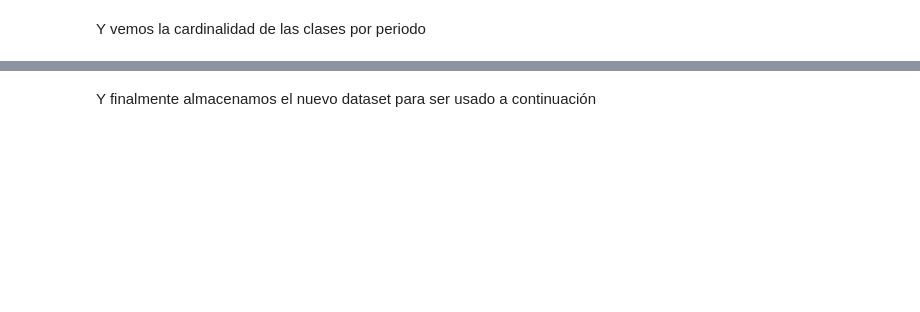
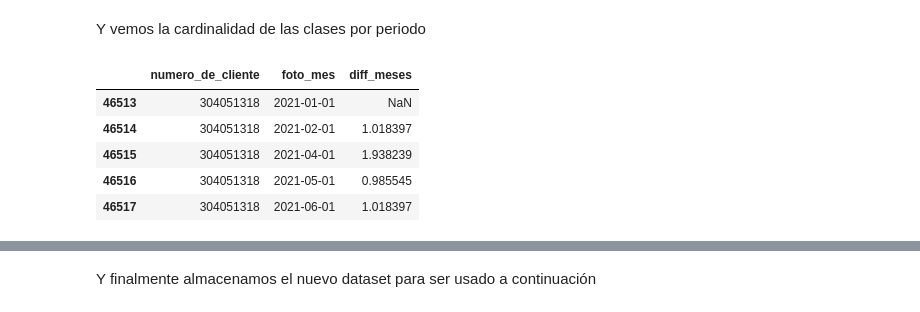
Before and after one commit to dmecoyfin/dmeyf2024, a Jupyter notebook: src/monday/z201_SQL_con_clase.ipynb, the cells around one changed output, grey strips where cells are left out. Saved outputs shown, nothing was run; the diff lists cells and outputs as text; code cells hidden in the pictures; blank space fills up the shorter version.

```diff
--- a/src/monday/z201_SQL_con_clase.ipynb
+++ b/src/monday/z201_SQL_con_clase.ipynb
@@ -183,2 +258,11 @@ Revisamos que todo salga como esperamos
 # %% [markdown]
 Y vemos la cardinalidad de las clases por periodo
+# %%
+df_sorted[df_sorted["numero_de_cliente"]==304051318]
+# %% [output]
+|  | numero_de_cliente | foto_mes | diff_meses |
+| 46513 | 304051318 | 2021-01-01 | NaN |
+| 46514 | 304051318 | 2021-02-01 | 1.018397 |
+| 46515 | 304051318 | 2021-04-01 | 1.938239 |
+| 46516 | 304051318 | 2021-05-01 | 0.985545 |
+| 46517 | 304051318 | 2021-06-01 | 1.018397 |
```
Also changed, not shown: parts of 20 cells of this notebook.
